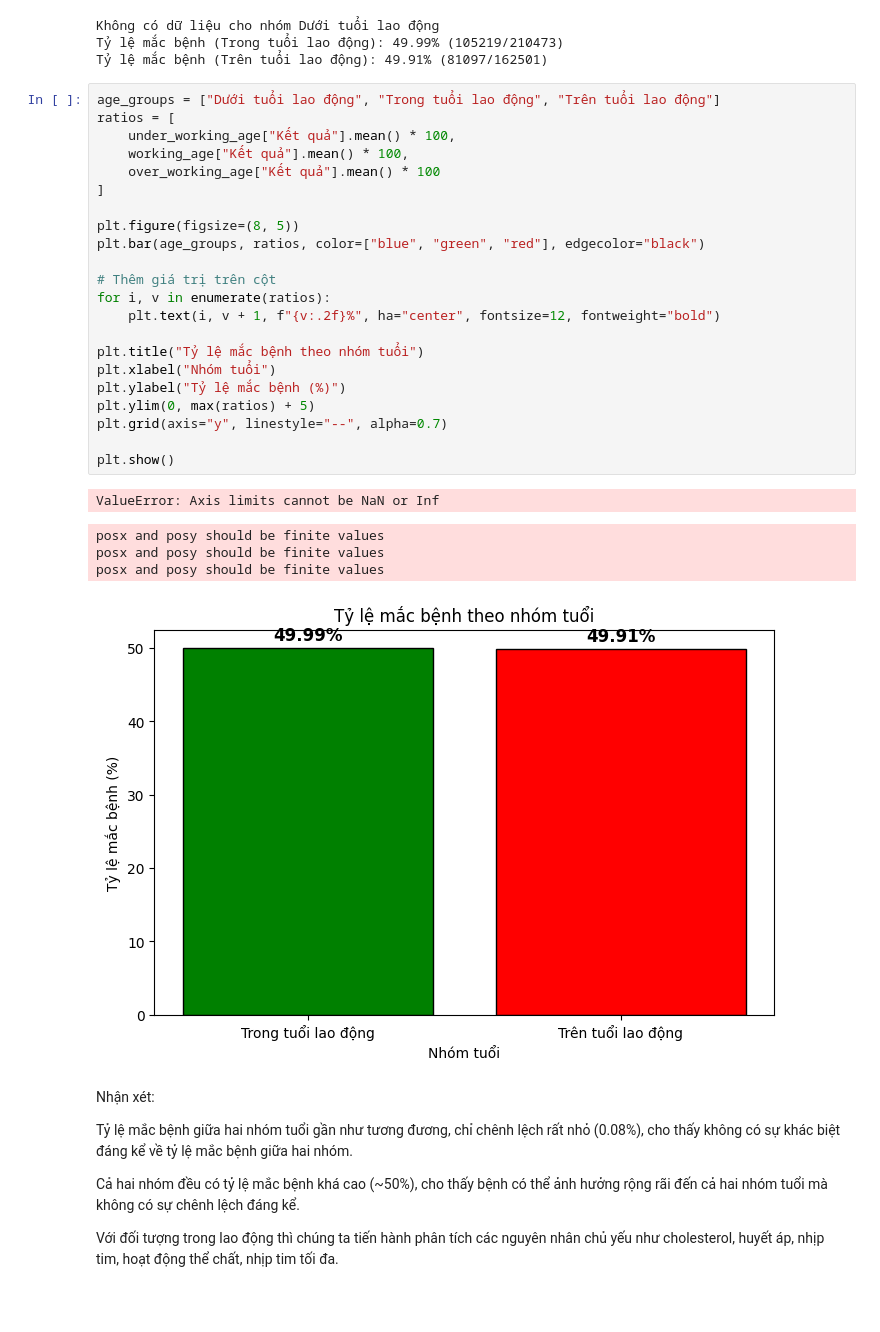
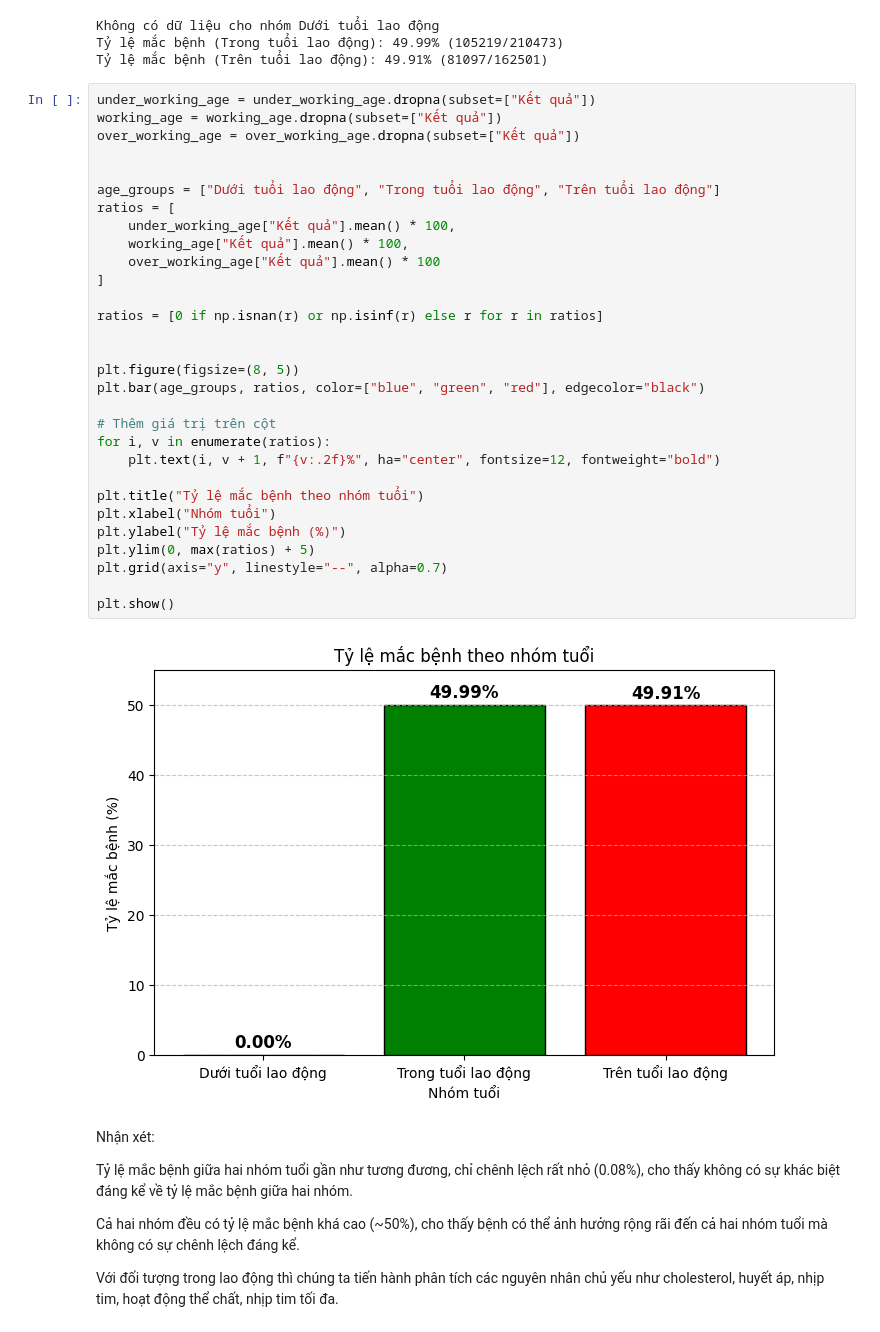
Before and after one commit to AnhQuan58/Truc_Quan_Hoa, a Jupyter notebook: 22127352.ipynb, the cells around one changed output. Cells and saved outputs as stored; diff of their text form; blank space fills up the shorter version.

```diff
--- a/22127352.ipynb
+++ b/22127352.ipynb
@@ -406,33 +406,37 @@ Không có dữ liệu cho nhóm Dưới tuổi lao động
 Tỷ lệ mắc bệnh (Trong tuổi lao động): 49.99% (105219/210473)
 Tỷ lệ mắc bệnh (Trên tuổi lao động): 49.91% (81097/162501)
 # %%
+under_working_age = under_working_age.dropna(subset=["Kết quả"])
+working_age = working_age.dropna(subset=["Kết quả"])
+over_working_age = over_working_age.dropna(subset=["Kết quả"])
+
+
 age_groups = ["Dưới tuổi lao động", "Trong tuổi lao động", "Trên tuổi lao động"]
 ratios = [
     under_working_age["Kết quả"].mean() * 100,
     working_age["Kết quả"].mean() * 100,
     over_working_age["Kết quả"].mean() * 100
 ]
+
+ratios = [0 if np.isnan(r) or np.isinf(r) else r for r in ratios]
+
 
 plt.figure(figsize=(8, 5))
 plt.bar(age_groups, ratios, color=["blue", "green", "red"], edgecolor="black")
 
 # Thêm giá trị trên cột
 for i, v in enumerate(ratios):
     plt.text(i, v + 1, f"{v:.2f}%", ha="center", fontsize=12, fontweight="bold")
 
 plt.title("Tỷ lệ mắc bệnh theo nhóm tuổi")
 plt.xlabel("Nhóm tuổi")
 plt.ylabel("Tỷ lệ mắc bệnh (%)")
 plt.ylim(0, max(ratios) + 5)
 plt.grid(axis="y", linestyle="--", alpha=0.7)
 
 plt.show()
 # %% [output]
-ValueError: Axis limits cannot be NaN or Inf
-posx and posy should be finite values
-posx and posy should be finite values
-posx and posy should be finite values
-[figure, old version]
+[figure, new version]
 # %% [markdown]
 Nhận xét:
 
```
